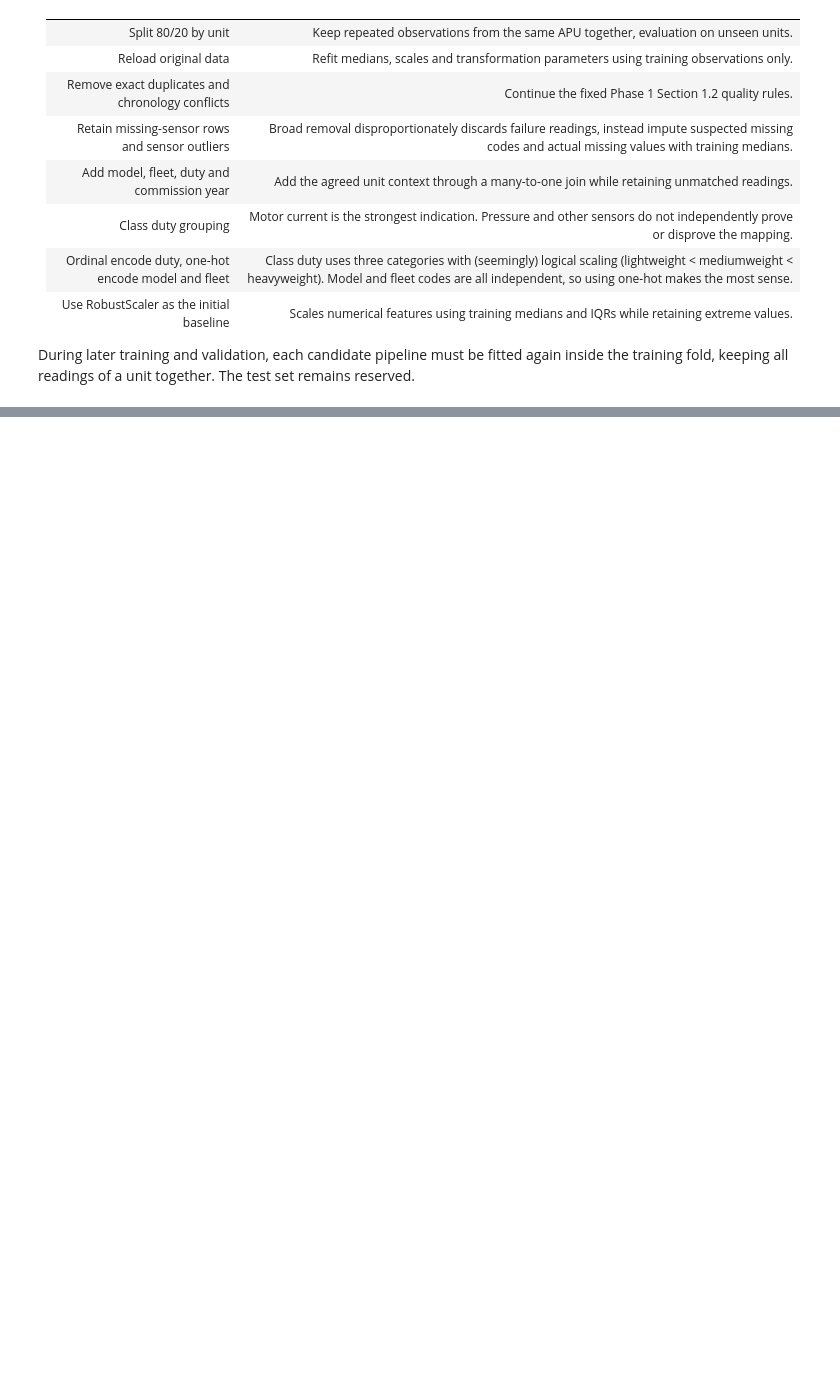
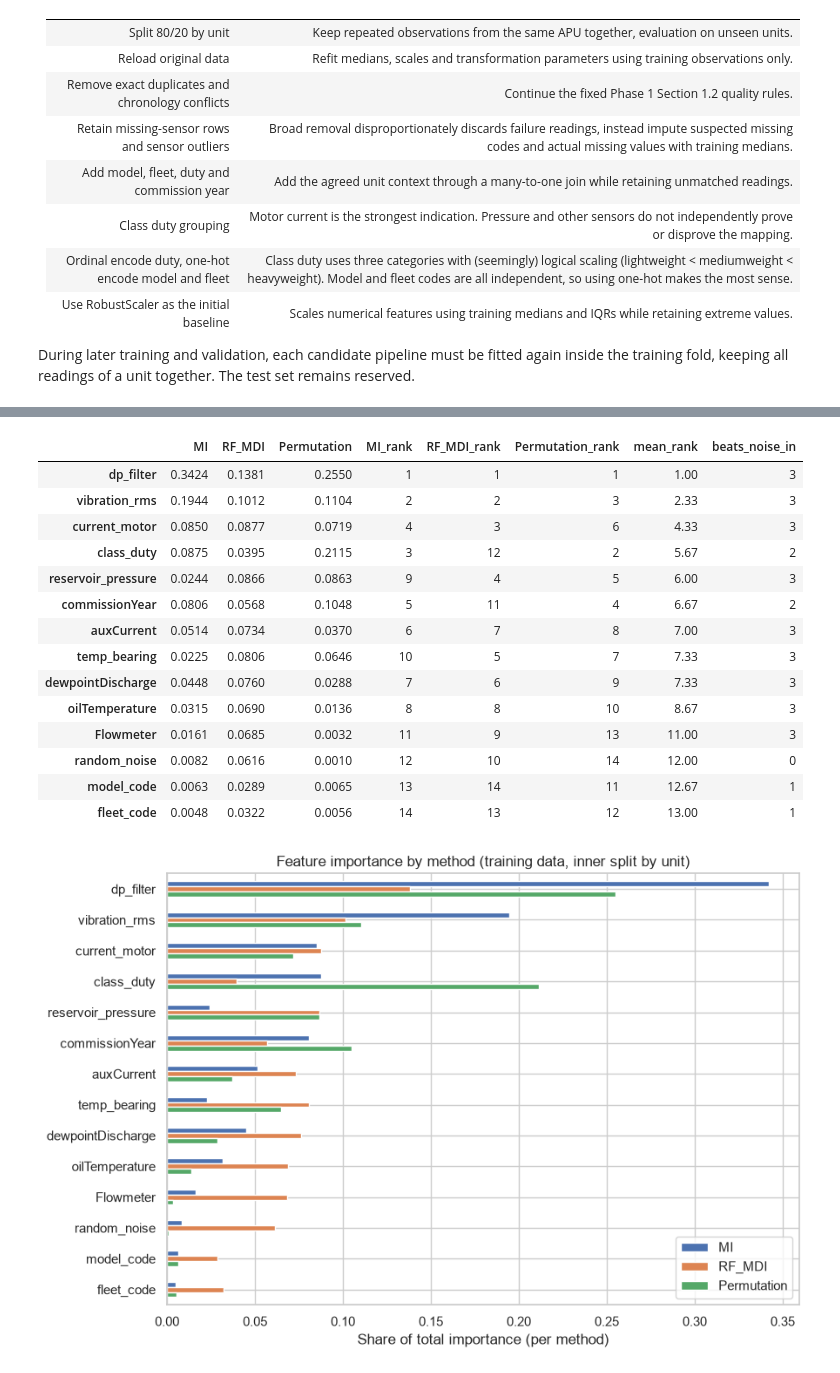
Before and after one commit to zigo-matej/iau_project, a Jupyter notebook: phase_02.ipynb, the cells around one changed output, grey strips where cells are left out. Drawn from its saved outputs; the diff is of its cells as text; code cells hidden in the pictures; blank space fills up the shorter version.

```diff
--- a/phase_02.ipynb
+++ b/phase_02.ipynb
@@ -446,10 +446,10 @@ def normalize_predictors(frame):
         normalized[col] = values.astype(object).where(values.notna(), np.nan)
     return normalized
 
-X_train = training[feature_cols].copy()
-y_train = training['failure'].astype(int).copy()
+X_selain = training[feature_cols].copy()
+y_selain = training['failure'].astype(int).copy()
 train_groups = training['unitId'].copy()
-normalized_training = normalize_predictors(X_train)
+normalized_training = normalize_predictors(X_selain)
 
 display(pd.DataFrame({'dtype': normalized_training.dtypes.astype(str),
                       'missing': normalized_training.isna().sum(),
@@ -638,0 +669,15 @@ During later training and validation, each candidate pipeline must be fitted aga
+# %%
+Xmi = X_tr.copy()
+Xmi[num_sel] = SimpleImputer(strategy='median').fit_transform(X_tr[num_sel])
+for col in category_cols:
+    Xmi[col] = OrdinalEncoder().fit_transform(
+        Xmi[[col]].astype(object).fillna('<missing>')).ravel()
+discrete_mask = [col in category_cols for col in Xmi.columns]
+
+mi_runs = np.array([
+    mutual_info_classif(Xmi, y_tr, discrete_features=discrete_mask,
+                        n_neighbors=5, random_state=seed)
+    for seed in range(10)])
+mi_scores = pd.Series(mi_runs.mean(axis=0), index=Xmi.columns, name='MI')
+display(pd.DataFrame({'MI_mean': mi_scores, 'MI_std': mi_runs.std(axis=0)})
+        .sort_values('MI_mean', ascending=False).round(5))
@@ -638,0 +751,36 @@ During later training and validation, each candidate pipeline must be fitted aga
+# %%
+imp = pd.concat([mi_scores, mdi, perm_scores], axis=1)
+imp['Permutation'] = imp['Permutation'].clip(lower=0)
+
+normalized = imp / imp.sum()
+ranks = imp.rank(ascending=False, method='min').astype(int)
+ranking = normalized.round(4).join(ranks.add_suffix('_rank'))
+ranking['mean_rank'] = ranks.mean(axis=1).round(2)
+ranking['beats_noise_in'] = (imp.gt(imp.loc['random_noise'])).sum(axis=1)
+ranking = ranking.sort_values('mean_rank')
+display(ranking)
+
+
+ax = normalized.loc[ranking.index].plot.barh(figsize=(9, 6))
+ax.invert_yaxis()
+ax.set_xlabel('Share of total importance (per method)')
+ax.set_title('Feature importance by method (training data, inner split by unit)')
+plt.tight_layout()
+plt.show()
+# %% [output]
+|  | MI | RF_MDI | Permutation | MI_rank | RF_MDI_rank | Permutation_rank | mean_rank | beats_noise_in |
+| dp_filter | 0.3424 | 0.1381 | 0.2550 | 1 | 1 | 1 | 1.00 | 3 |
+| vibration_rms | 0.1944 | 0.1012 | 0.1104 | 2 | 2 | 3 | 2.33 | 3 |
+| current_motor | 0.0850 | 0.0877 | 0.0719 | 4 | 3 | 6 | 4.33 | 3 |
+| class_duty | 0.0875 | 0.0395 | 0.2115 | 3 | 12 | 2 | 5.67 | 2 |
+| reservoir_pressure | 0.0244 | 0.0866 | 0.0863 | 9 | 4 | 5 | 6.00 | 3 |
+| commissionYear | 0.0806 | 0.0568 | 0.1048 | 5 | 11 | 4 | 6.67 | 2 |
+| auxCurrent | 0.0514 | 0.0734 | 0.0370 | 6 | 7 | 8 | 7.00 | 3 |
+| temp_bearing | 0.0225 | 0.0806 | 0.0646 | 10 | 5 | 7 | 7.33 | 3 |
+| dewpointDischarge | 0.0448 | 0.0760 | 0.0288 | 7 | 6 | 9 | 7.33 | 3 |
+| oilTemperature | 0.0315 | 0.0690 | 0.0136 | 8 | 8 | 10 | 8.67 | 3 |
+| Flowmeter | 0.0161 | 0.0685 | 0.0032 | 11 | 9 | 13 | 11.00 | 3 |
+| random_noise | 0.0082 | 0.0616 | 0.0010 | 12 | 10 | 14 | 12.00 | 0 |
+| model_code | 0.0063 | 0.0289 | 0.0065 | 13 | 14 | 11 | 12.67 | 1 |
+| fleet_code | 0.0048 | 0.0322 | 0.0056 | 14 | 13 | 12 | 13.00 | 1 |
+[figure, added]
```
Also changed, not shown: parts of 10 cells of this notebook.
